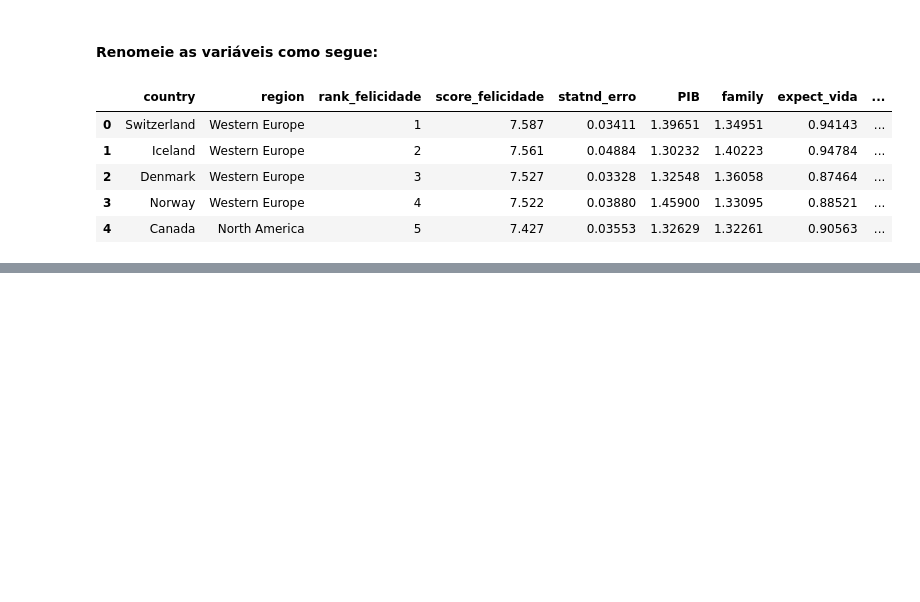
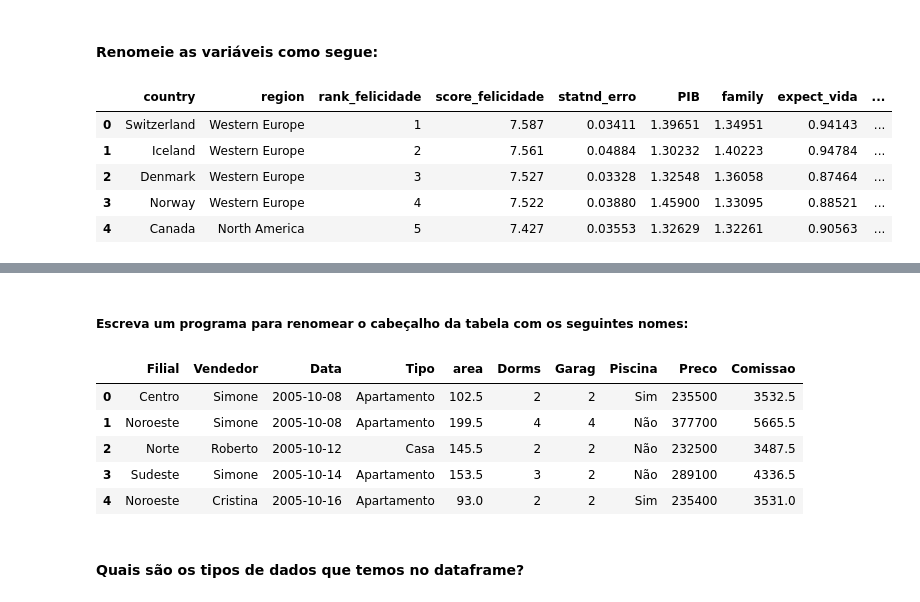
Before and after one commit to carmoemanoel/fundamentos-Big-data-SENAI-Python, a Jupyter notebook: exercícios/lista_05_Exercício.ipynb, the cells around one changed output, grey strips where cells are left out. Drawn from its saved outputs; the diff is of its cells as text; code cells hidden in the pictures; blank space fills up the shorter version.

```diff
--- a/exercícios/lista_05_Exercício.ipynb
+++ b/exercícios/lista_05_Exercício.ipynb
@@ -100,0 +131,16 @@ df.head()
+# %% [markdown]
+##### Escreva um programa para renomear o cabeçalho da tabela com os seguintes nomes:
+# %%
+# Renomeando as colunas com o comando columns
+tabela.columns = ['Filial','Vendedor','Data','Tipo','area','Dorms','Garag','Piscina','Preco','Comissao']
+
+tabela.head()
+# %% [output]
+|  | Filial | Vendedor | Data | Tipo | area | Dorms | Garag | Piscina | Preco | Comissao |
+| 0 | Centro | Simone | 2005-10-08 | Apartamento | 102.5 | 2 | 2 | Sim | 235500 | 3532.5 |
+| 1 | Noroeste | Simone | 2005-10-08 | Apartamento | 199.5 | 4 | 4 | Não | 377700 | 5665.5 |
+| 2 | Norte | Roberto | 2005-10-12 | Casa | 145.5 | 2 | 2 | Não | 232500 | 3487.5 |
+| 3 | Sudeste | Simone | 2005-10-14 | Apartamento | 153.5 | 3 | 2 | Não | 289100 | 4336.5 |
+| 4 | Noroeste | Cristina | 2005-10-16 | Apartamento | 93.0 | 2 | 2 | Sim | 235400 | 3531.0 |
+# %% [markdown]
+#### Quais são os tipos de dados que temos no dataframe?
```
Also changed, not shown: parts of 16 cells of this notebook, 10 other files.
